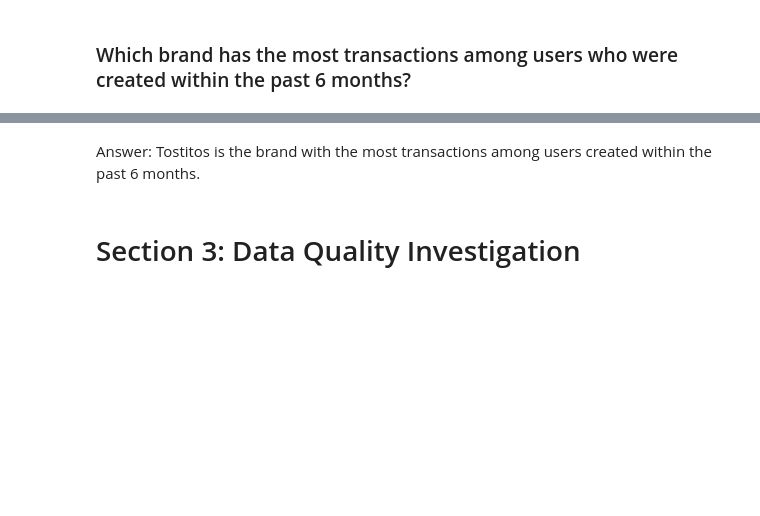
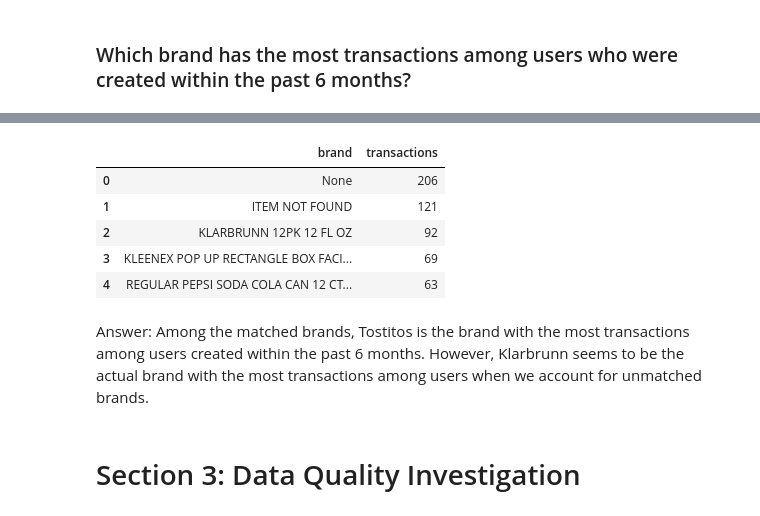
Before and after one commit to aaronchen7780/AE-Project-FetchRewards, a Jupyter notebook: implementation.ipynb, the cells around one changed output, grey strips where cells are left out. Saved outputs shown, nothing was run; the diff lists cells and outputs as text; code cells hidden in the pictures; blank space fills up the shorter version.

```diff
--- a/implementation.ipynb
+++ b/implementation.ipynb
@@ -434,5 +489,23 @@ brand_performance_tx.head(5)
+# %%
+brand_performance_tx_adj = """
+select
+    brand,
+    transactions
+from brand_performance_adj
+order by 2 desc
+"""
+
+brand_performance_tx_adj = run_query(brand_performance_tx_adj)
+brand_performance_tx_adj.head(5)
+# %% [output]
+|  | brand | transactions |
+| 0 | None | 206 |
+| 1 | ITEM NOT FOUND | 121 |
+| 2 | KLARBRUNN 12PK 12 FL OZ | 92 |
+| 3 | KLEENEX POP UP RECTANGLE BOX FACI... | 69 |
+| 4 | REGULAR PEPSI SODA COLA CAN 12 CT... | 63 |
 # %% [markdown]
-Answer: Tostitos is the brand with the most transactions among users created within the past 6 months.
+Answer: Among the matched brands, Tostitos is the brand with the most transactions among users created within the past 6 months. However, Klarbrunn seems to be the actual brand with the most transactions among users when we account for unmatched brands.
 # %% [markdown]
 # Section 3: Data Quality Investigation
 # %% [markdown]
```
Also changed, not shown: parts of 7 cells of this notebook, 1 other file.
